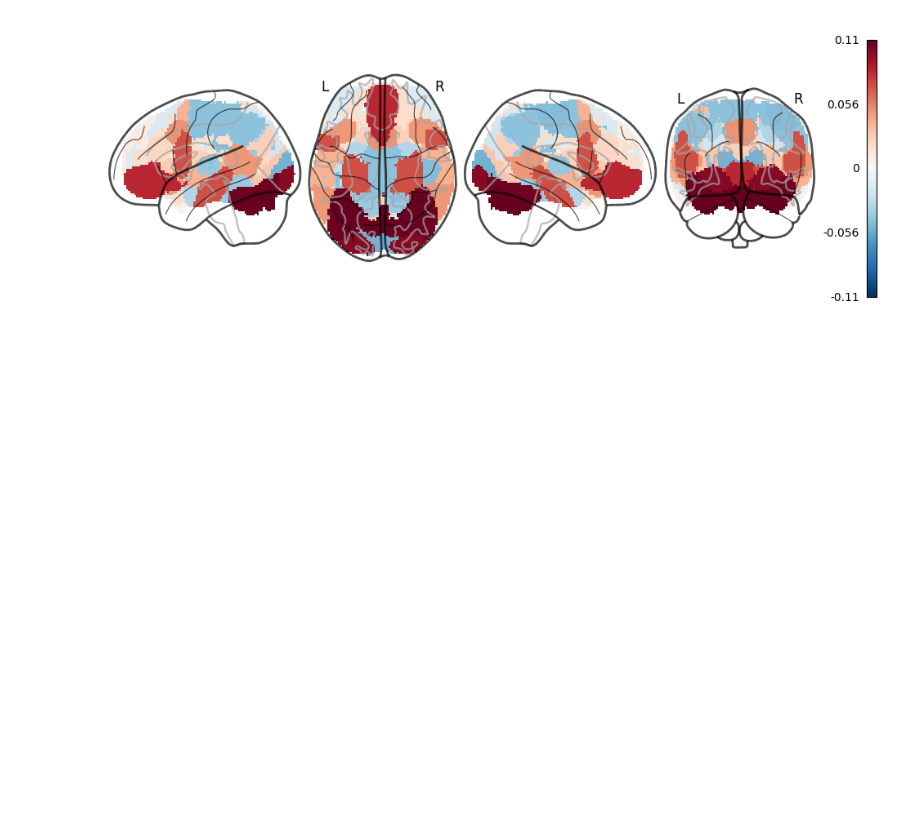
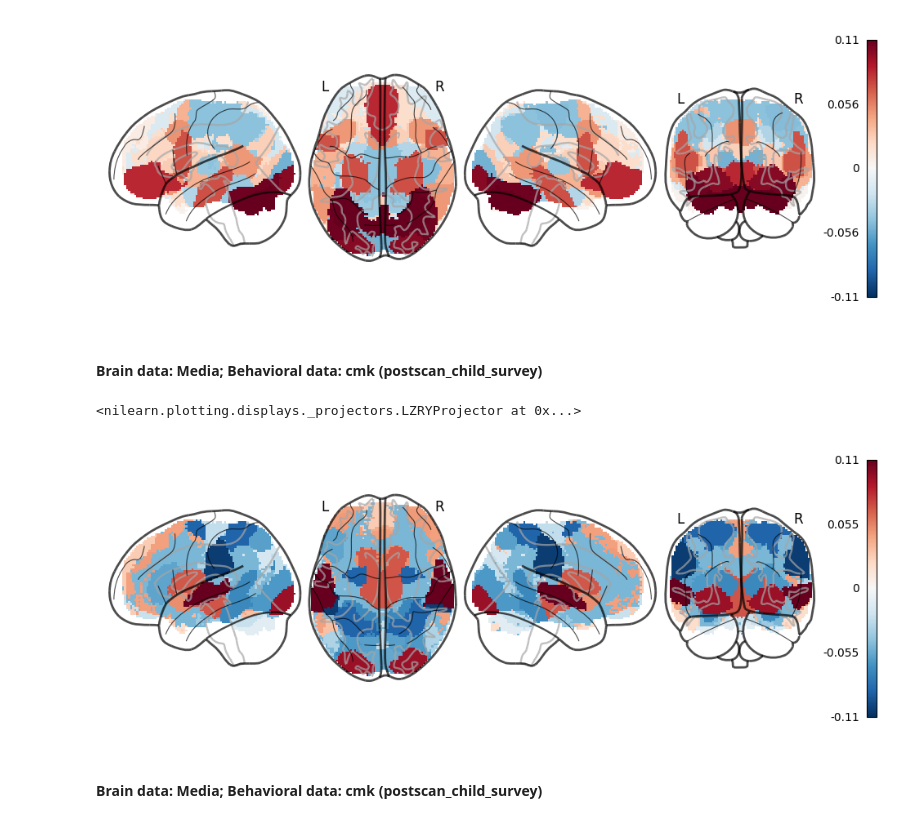
Before and after one commit to Menghan-Yang/ModernMedia, a Jupyter notebook: code/2_Behavioral_corr.ipynb, the cells around one changed output. Cells and saved outputs as stored; diff of their text form; code cells hidden in the pictures; blank space fills up the shorter version.

```diff
--- a/code/2_Behavioral_corr.ipynb
+++ b/code/2_Behavioral_corr.ipynb
@@ -165,3 +189,32 @@ plot_glass_brain(ROI_corr_cmp_brain.to_nifti(), display_mode='lzry',colorbar=Tru
 # %% [output]
 <nilearn.plotting.displays._projectors.LZRYProjector at 0x...>
 [figure]
+# %% [markdown]
+#### Brain data: Media; Behavioral data: cmk (postscan_child_survey)
+# %%
+partitipants_neural_all = Brain_Data()
+for subject in sub_name_all_neural_similarity:
+    partitipants_neural_all = partitipants_neural_all.append(Brain_Data(glob.glob(os.path.join(base_dir,'denoised','unsmoothed','beta',f'{subject}*{condition[2]}*.nii.gz'))))
+# %%
+ROI_corr = []
+for ROI in tqdm(range(50)):
+    neural_corr = pd.DataFrame(partitipants_neural_all.apply_mask(mask_x[ROI]).data).T.corr()
+    neural_corr = np.array(neural_corr)
+    neural_corr_trail = neural_corr[np.triu_indices(34, 1)]
+    neural_distance = 1-neural_corr_trail
+
+    cmk_distance_trail = cmk_distance[np.triu_indices(34, 1)]
+
+    data_pd = pd.DataFrame(np.array([neural_distance,cmk_distance_trail]).T,columns = ['neural','behavior'])
+    results_corr = data_pd.corr(method = 'spearman').iloc[0,1]
+    ROI_corr.append(results_corr)
+# %%
+from nilearn.plotting import plot_glass_brain
+
+ROI_corr_cmk_brain = roi_to_brain(ROI_corr, mask_x)
+plot_glass_brain(ROI_corr_cmk_brain.to_nifti(), display_mode='lzry',colorbar=True,cmap='RdBu_r',plot_abs=False)
+# %% [output]
+<nilearn.plotting.displays._projectors.LZRYProjector at 0x...>
+[figure, added]
+# %% [markdown]
+#### Brain data: Media; Behavioral data: cmk (postscan_child_survey)
```
Also changed, not shown: parts of 9 cells of this notebook, 1 other file.
